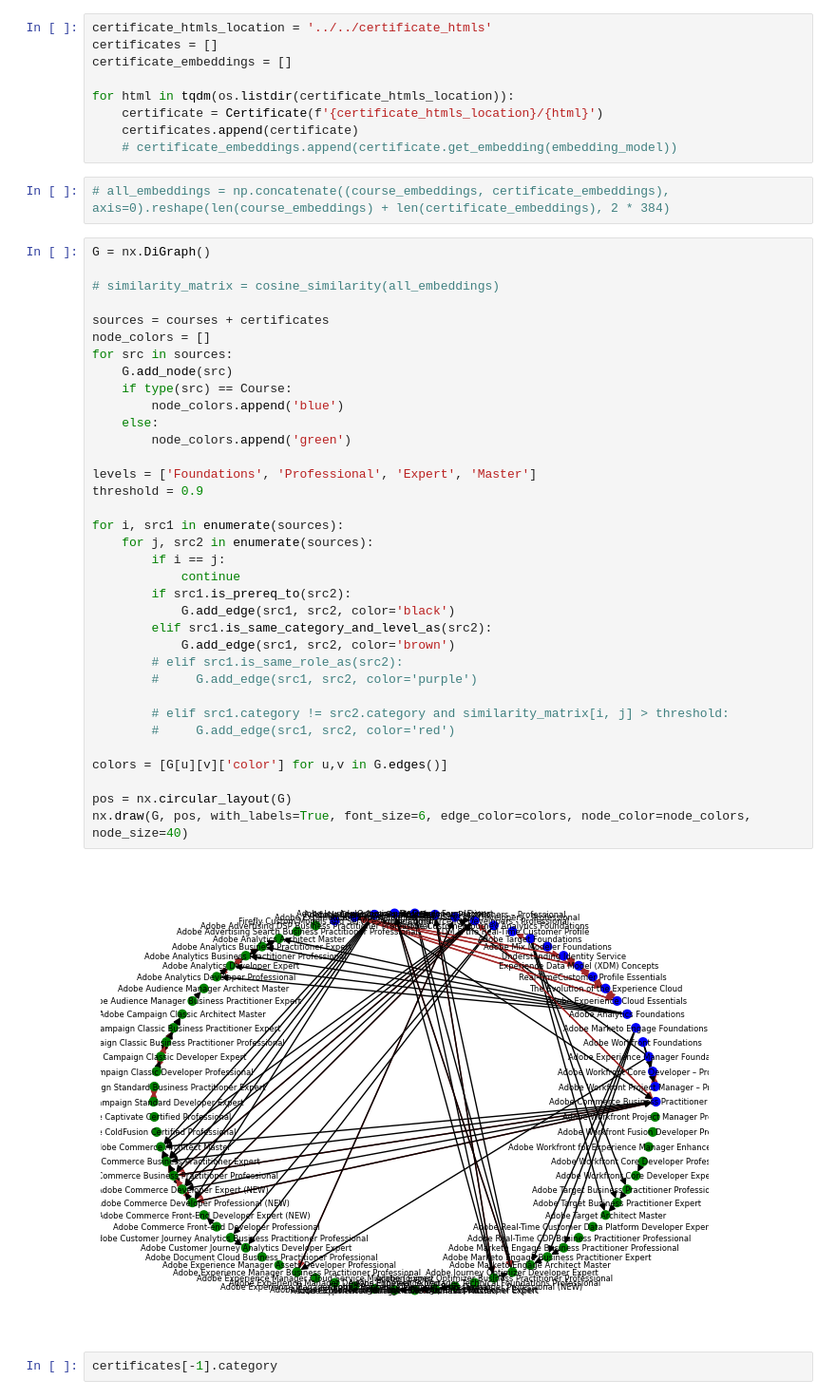
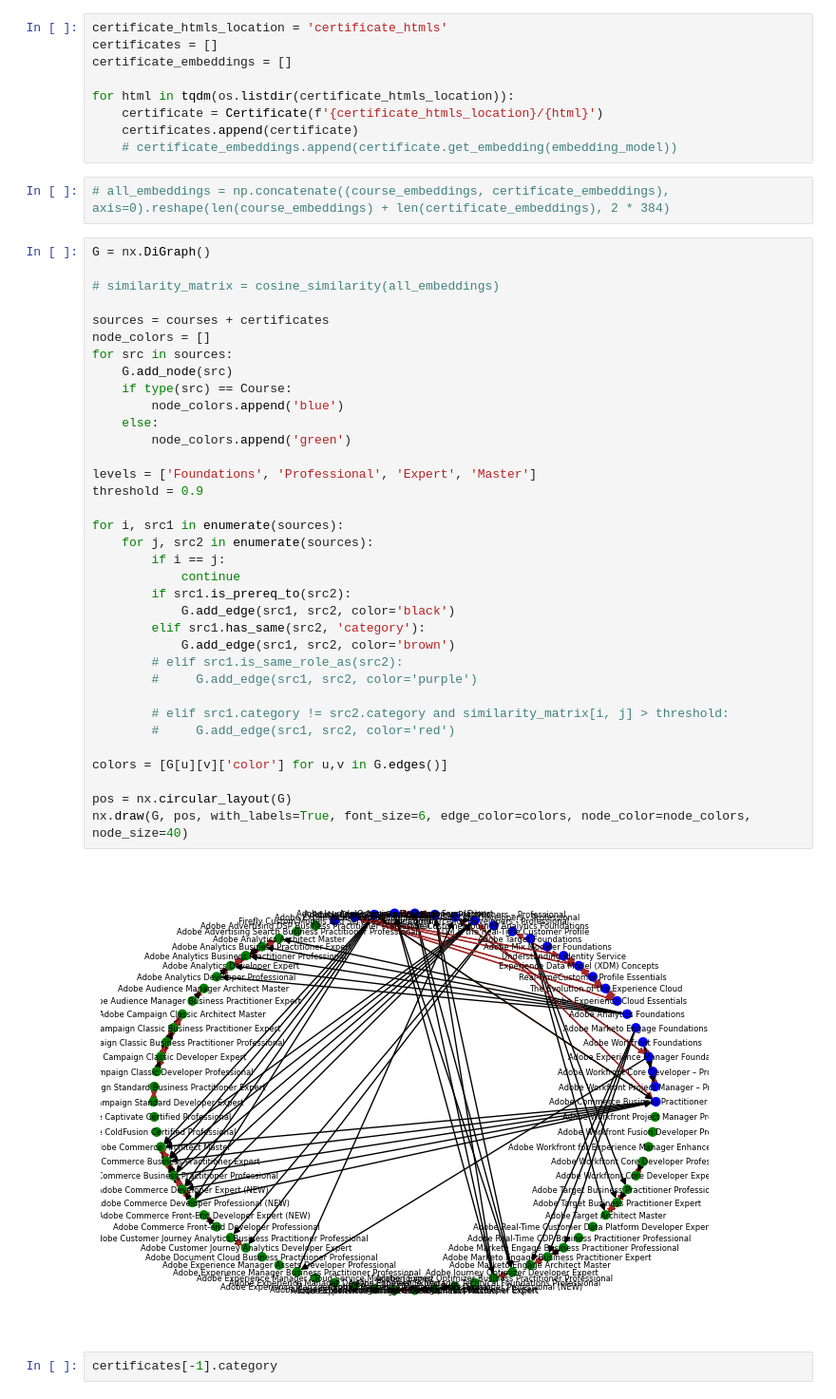
Before and after one commit to Vainateya/AdobeDXLaunchpad, a Jupyter notebook: dependency_graph/dependency_graph.ipynb, the cells around one changed output. Shown at 95% size. Saved outputs shown, nothing was run; the diff lists cells and outputs as text.

```diff
--- a/dependency_graph/dependency_graph.ipynb
+++ b/dependency_graph/dependency_graph.ipynb
@@ -35,7 +35,7 @@ print(len(courses))
 # %% [output]
 24
 # %%
-certificate_htmls_location = '../../certificate_htmls'
+certificate_htmls_location = 'certificate_htmls'
 certificates = []
 certificate_embeddings = []
 
@@ -53,35 +53,35 @@ G = nx.DiGraph()
 sources = courses + certificates
 node_colors = []
 for src in sources:
     G.add_node(src)
     if type(src) == Course:
         node_colors.append('blue')
     else:
         node_colors.append('green')
 
 levels = ['Foundations', 'Professional', 'Expert', 'Master']
 threshold = 0.9
 
 for i, src1 in enumerate(sources):
     for j, src2 in enumerate(sources):
         if i == j:
             continue
         if src1.is_prereq_to(src2):
             G.add_edge(src1, src2, color='black')
-        elif src1.is_same_category_and_level_as(src2):
+        elif src1.has_same(src2, 'category'):
             G.add_edge(src1, src2, color='brown')
         # elif src1.is_same_role_as(src2):
         #     G.add_edge(src1, src2, color='purple')
 
         # elif src1.category != src2.category and similarity_matrix[i, j] > threshold:
         #     G.add_edge(src1, src2, color='red')
 
 colors = [G[u][v]['color'] for u,v in G.edges()]
 
 pos = nx.circular_layout(G)
 nx.draw(G, pos, with_labels=True, font_size=6, edge_color=colors, node_color=node_colors, node_size=40)
 # %% [output]
-[figure, old version]
+[figure, new version]
 # %%
 certificates[-1].category
 # %% [output]
```
Also changed, not shown: 1 other file.
